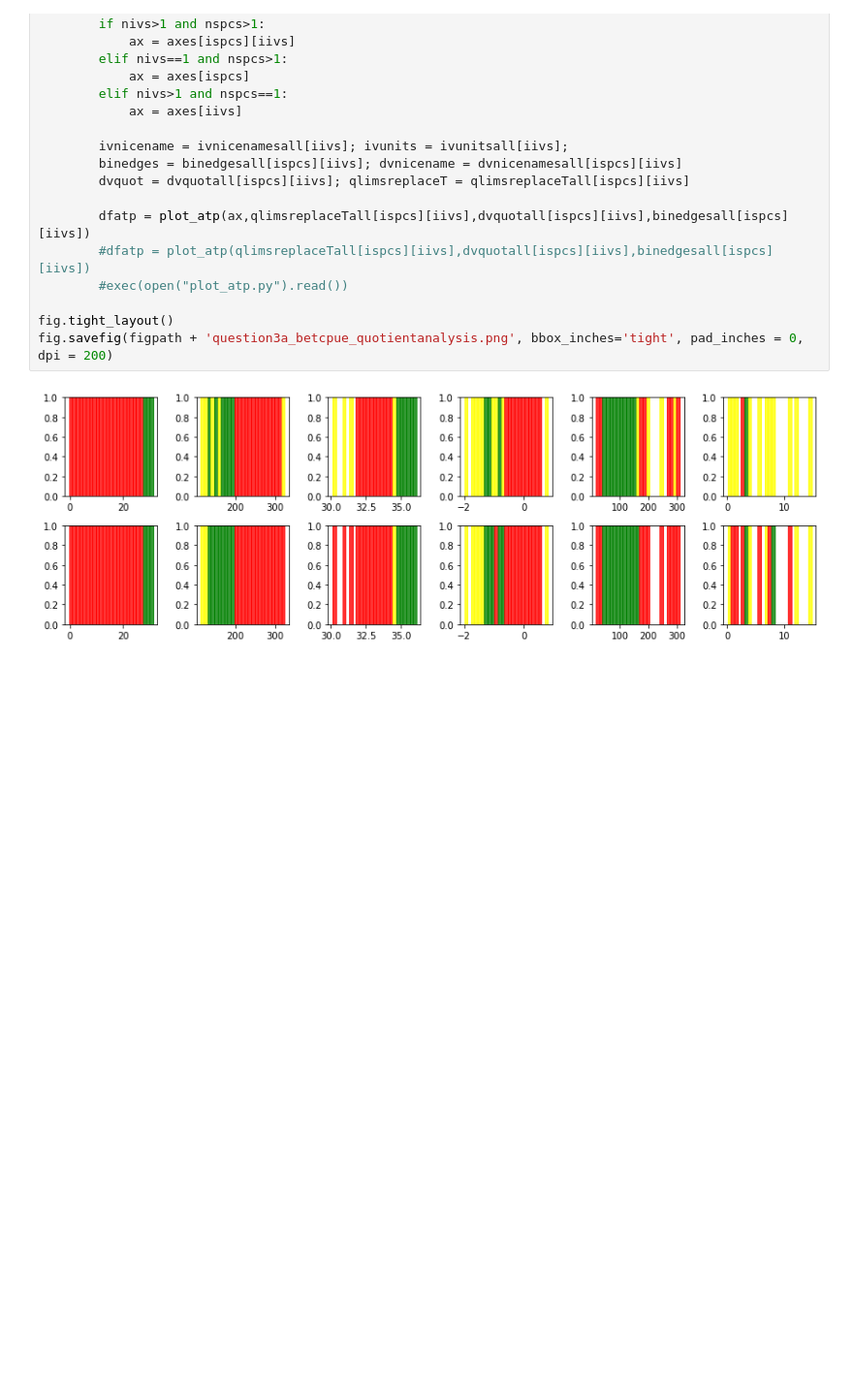
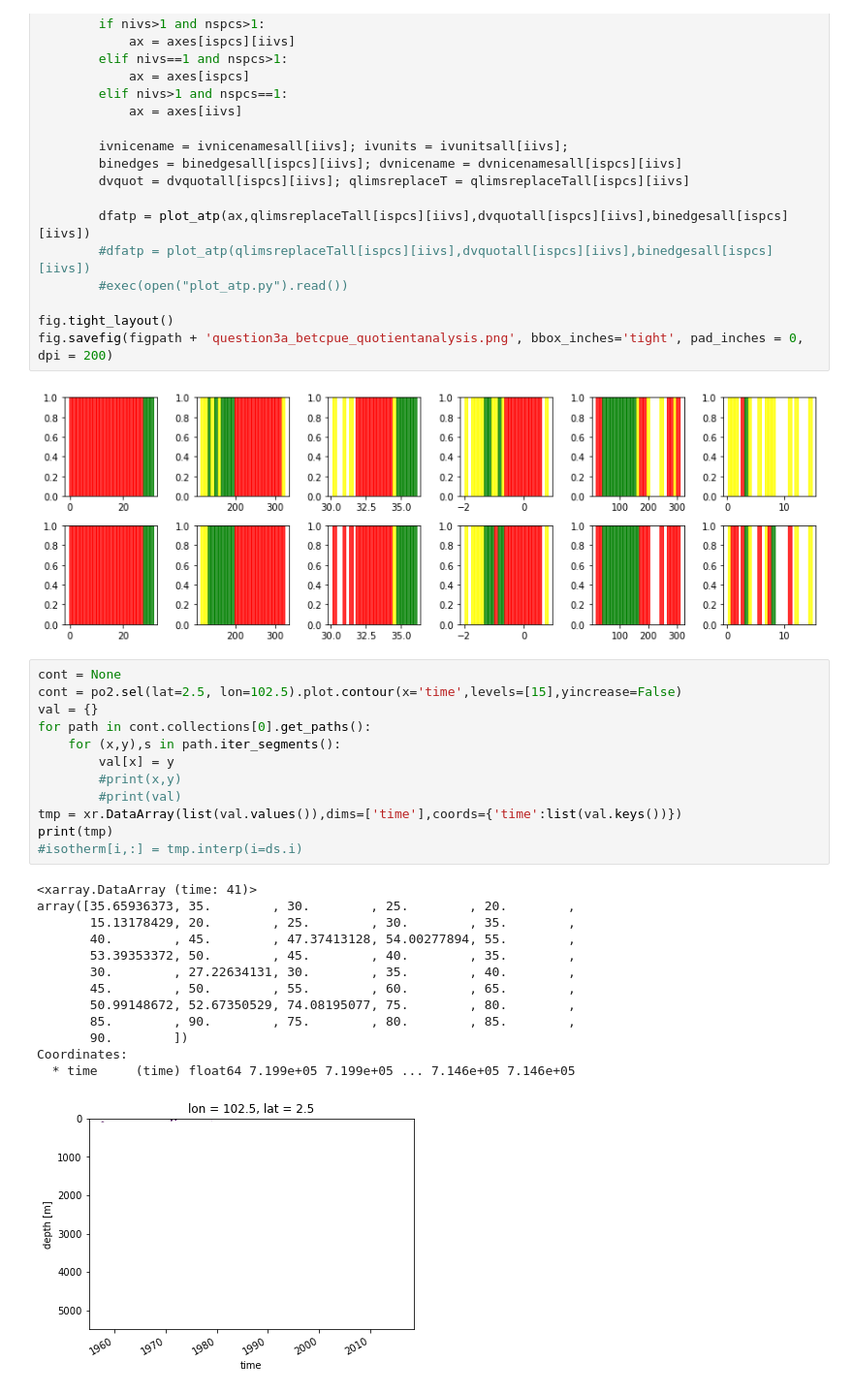
Before and after one commit to shirleyswirley/skipjack-bigeye-separation, a Jupyter notebook: python/wcpfc_question3_GAMs.ipynb, the cells around one changed output. Shown at 97% size. Drawn from its saved outputs; the diff is of its cells as text; blank space fills up the shorter version.

```diff
--- a/python/wcpfc_question3_GAMs.ipynb
+++ b/python/wcpfc_question3_GAMs.ipynb
@@ -588,3 +694,29 @@ fig.tight_layout()
 fig.savefig(figpath + 'question3a_betcpue_quotientanalysis.png', bbox_inches='tight', pad_inches = 0, dpi = 200)
 # %% [output]
 [figure]
+# %%
+cont = None
+cont = po2.sel(lat=2.5, lon=102.5).plot.contour(x='time',levels=[15],yincrease=False)
+val = {}
+for path in cont.collections[0].get_paths():
+    for (x,y),s in path.iter_segments():
+        val[x] = y
+        #print(x,y)
+        #print(val)
+tmp = xr.DataArray(list(val.values()),dims=['time'],coords={'time':list(val.keys())})
+print(tmp)
+#isotherm[i,:] = tmp.interp(i=ds.i)
+# %% [output]
+<xarray.DataArray (time: 41)>
+array([35.65936373, 35.        , 30.        , 25.        , 20.        ,
+       15.13178429, 20.        , 25.        , 30.        , 35.        ,
+       40.        , 45.        , 47.37413128, 54.00277894, 55.        ,
+       53.39353372, 50.        , 45.        , 40.        , 35.        ,
+       30.        , 27.22634131, 30.        , 35.        , 40.        ,
+       45.        , 50.        , 55.        , 60.        , 65.        ,
+       50.99148672, 52.67350529, 74.08195077, 75.        , 80.        ,
+       85.        , 90.        , 75.        , 80.        , 85.        ,
+       90.        ])
+Coordinates:
+  * time     (time) float64 7.199e+05 7.199e+05 ... 7.146e+05 7.146e+05
+[figure, added]
```
Also changed, not shown: parts of 19 cells of this notebook.
